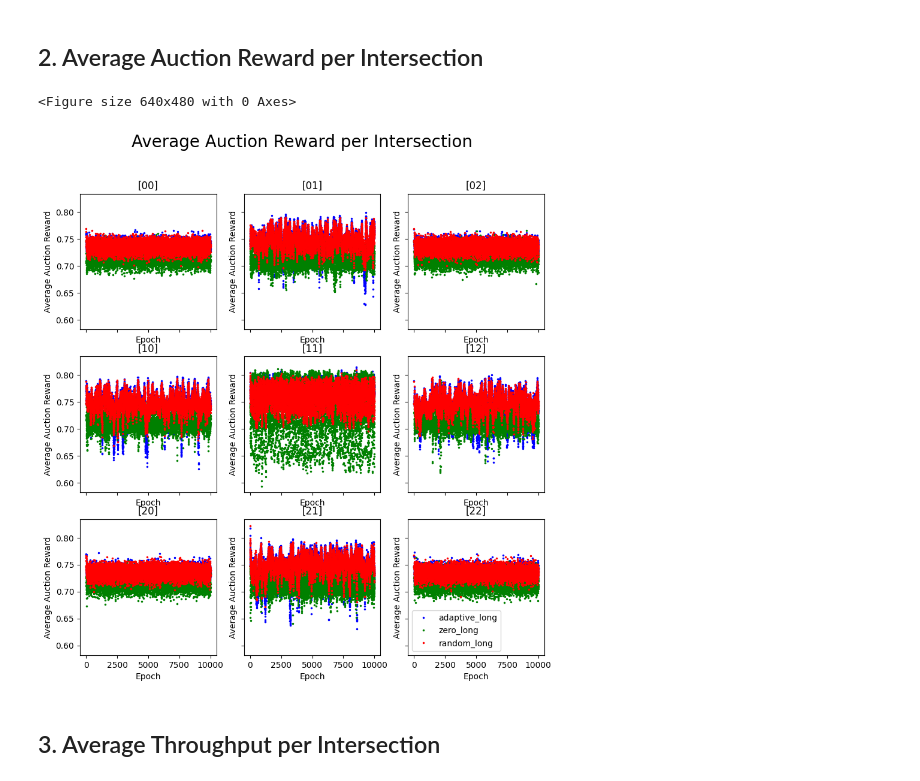
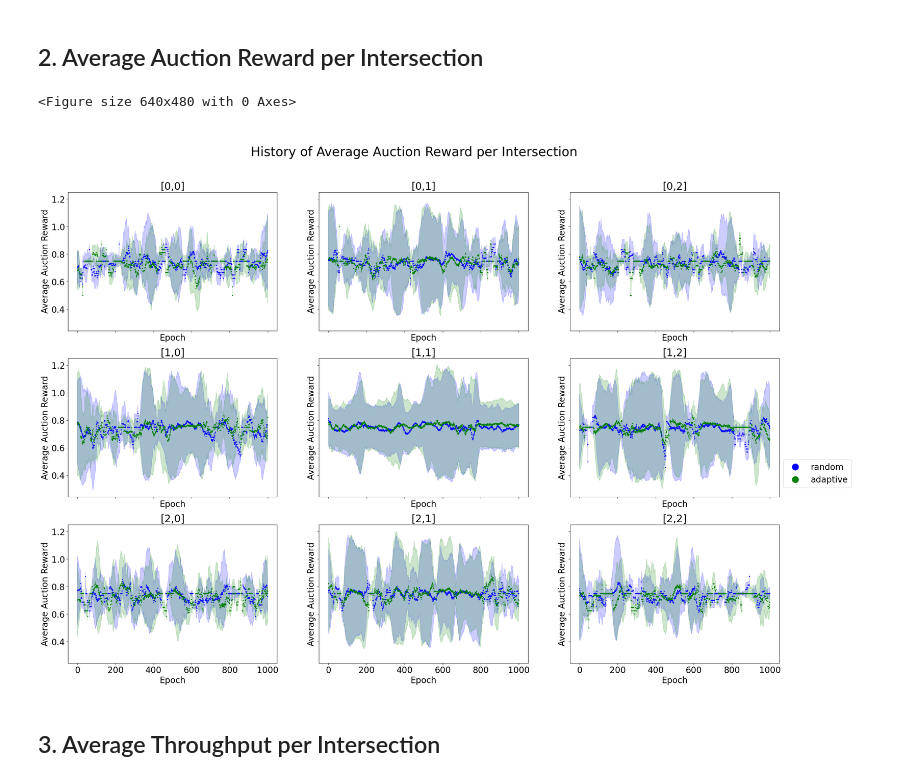
Before and after one commit to LeonidasZotos/adaptiveAuctions, a Jupyter notebook: analysis.ipynb, the cells around one changed output. Saved outputs shown, nothing was run; the diff lists cells and outputs as text; code cells hidden in the pictures.

```diff
--- a/analysis.ipynb
+++ b/analysis.ipynb
@@ -15,8 +15,8 @@ import numpy as np
 import matplotlib.pyplot as plt
 # %%
 # Choose which results to use
-results_to_use = ["adaptive_long", "zero_long", "random_long"]  # If this is empty, the last file in the folder will be used
-WARMUP_EPOCHS = 100 # Number of epochs to ignore.
+results_to_use = [""]  # If this is empty, all files in the folder will be used
+WARMUP_EPOCHS = 0 # Number of epochs to ignore.
 sim_colours = ['blue', 'green', 'red', 'orange', 'purple', 'brown', 'pink', 'gray', 'olive', 'cyan']
 
 
@@ -104,29 +116,48 @@ def plot_single_reward_history(average_reward_per_intersection, label, colour, a
         for j in range(average_reward_per_intersection.shape[0]):
             axs[i, j].plot(
                 average_reward_per_intersection[i, j], 'o', markersize=1.5, color=colour, label=label)
-            axs[i, j].set_title('[' + str(i) + str(j) + ']')
+            axs[i, j].set_title('[' + str(i) + ',' + str(j) + ']')
             axs[i, j].set_xlabel('Epoch')
             axs[i, j].set_ylabel('Average Auction Reward')
+
+
+def plot_std_fill(avg_values, std_fill, colour, axs):
+    for i in range(std_fill.shape[0]):
+        for j in range(std_fill.shape[0]):
+            axs[i, j].fill_between(list(range(len(avg_values[i, j]))), avg_values[i, j] - std_fill[i, j], avg_values[i, j] + std_fill[i, j], alpha=0.2, color=colour, interpolate=True)
 # %%
 plt.clf()
 average_reward_per_intersection_history_results = []
+std_reward_per_intersection_history_results = []
 for sim in results_to_use:
     average_reward_per_intersection_history_results.append(
         all_sim_results[sim]['average_reward_per_intersection_history'])
 
+for sim in results_to_use:
+    std_reward_per_intersection_history_results.append(
+        all_sim_results[sim]['std_reward_per_intersection_history'])
+
+plt.rcParams.update({'font.size': 20})
+
 fig, axs = plt.subplots(
     average_reward_per_intersection_history_results[0].shape[0],
-    average_reward_per_intersection_history_results[0].shape[1], sharex=True, sharey=True, figsize=(10, 10))
+    average_reward_per_intersection_history_results[0].shape[1], sharex=True, sharey=True, figsize=(30, 20))
 
 for i, history in enumerate(average_reward_per_intersection_history_results):
     plot_single_reward_history(history, results_to_use[i], sim_colours[i], axs)
 
-fig.suptitle('Average Auction Reward per Intersection ', fontsize=20)
-plt.legend()
+for i, history in enumerate(std_reward_per_intersection_history_results):
+    plot_std_fill(average_reward_per_intersection_history_results[i], std_reward_per_intersection_history_results[i], sim_colours[i], axs)
+
+fig.suptitle(
+    '\n History of Average Auction Reward per Intersection', fontsize=30)
+
+plt.subplots_adjust(right=0.9)
+lgnd = plt.legend(loc='upper left', bbox_to_anchor=(1, 1.5), markerscale = 10)
 plt.show()
 # %% [output]
 <Figure size 640x480 with 0 Axes>
-[figure, old version]
+[figure, new version]
 # %% [markdown]
 ## 3. Average Throughput per Intersection <a id="3"></a>
 # %%
```
Also changed, not shown: parts of 12 cells of this notebook, 1 other file.
